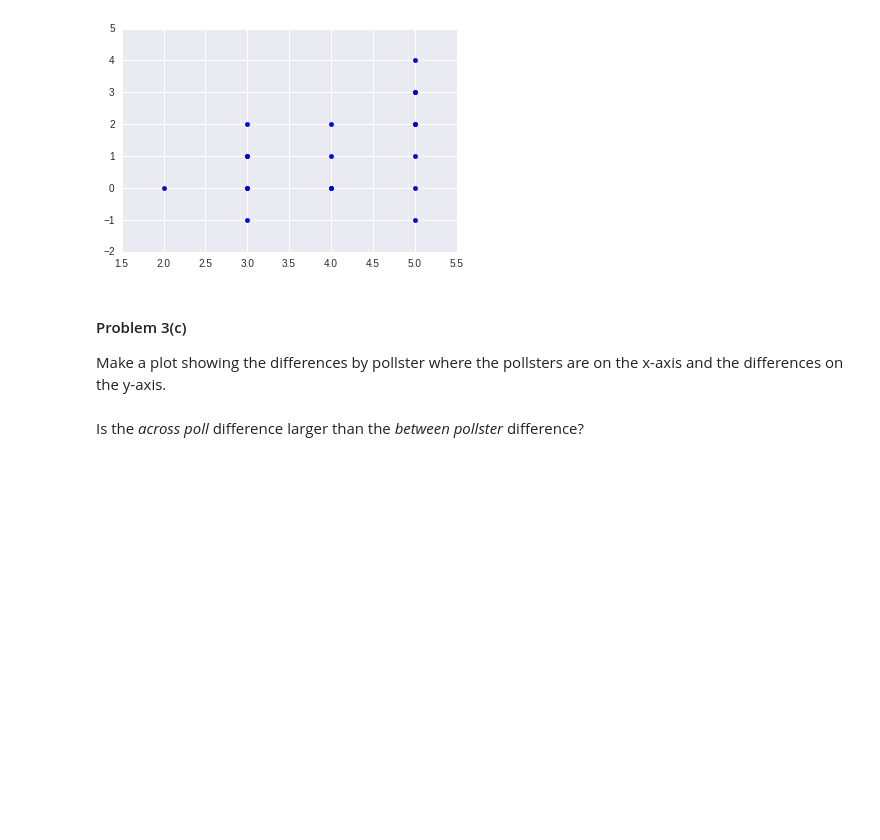
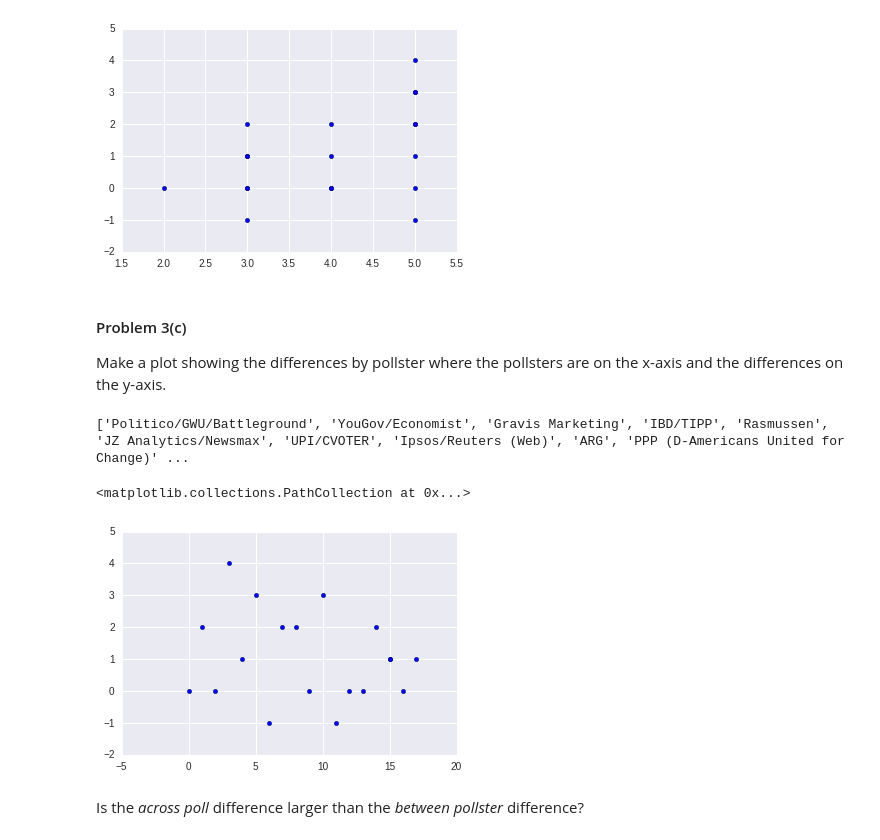
Before and after one commit to clementlefevre/CS109, a Jupyter notebook: 2014/homework_CL/HW2.ipynb, the cells around one changed output. Drawn from its saved outputs; the diff is of its cells as text; code cells hidden in the pictures; blank space fills up the shorter version.

```diff
--- a/2014/homework_CL/HW2.ipynb
+++ b/2014/homework_CL/HW2.ipynb
@@ -504,3 +502,20 @@ Make a plot showing the differences by pollster where the pollsters are on the x
+# %%
+#your code here
+last_week.head()
+pollster_map = {}
+print last_week.Pollster.tolist()
+
+polls = list(set(last_week.Pollster))
+
+for i, p in enumerate(polls):
+    pollster_map[p] = i
+
+r_ = map(lambda x: pollster_map[x],last_week.Pollster)
+plt.scatter(r_, last_week.Diff)
+# %% [output]
+['Politico/GWU/Battleground', 'YouGov/Economist', 'Gravis Marketing', 'IBD/TIPP', 'Rasmussen', 'JZ Analytics/Newsmax', 'UPI/CVOTER', 'Ipsos/Reuters (Web)', 'ARG', 'PPP (D-Americans United for Change)' ...
+<matplotlib.collections.PathCollection at 0x...>
+[figure, added]
 # %% [markdown]
 Is the *across poll* difference larger than the *between pollster* difference?
 # %% [markdown]
```
Also changed, not shown: parts of 1 cell of this notebook, 2 other files.
